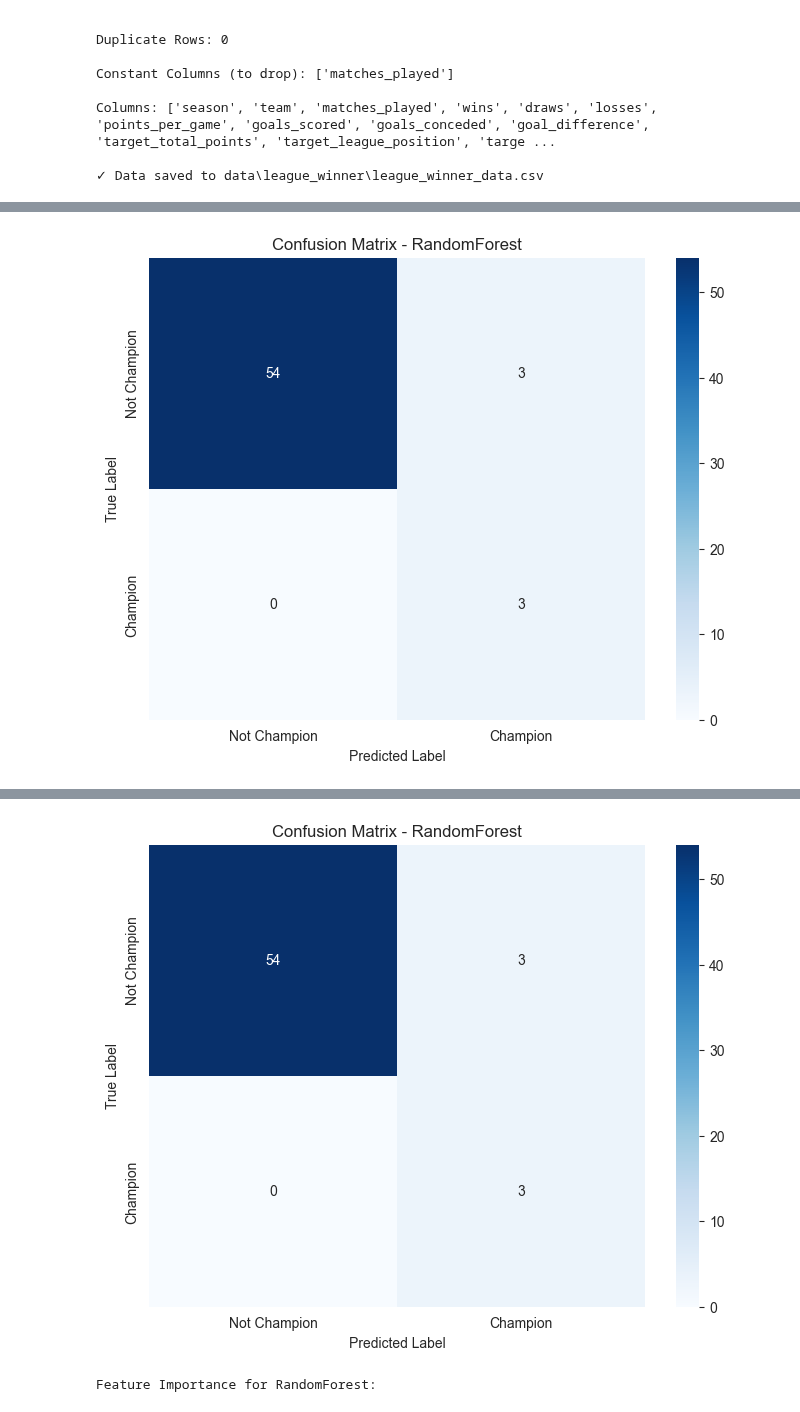
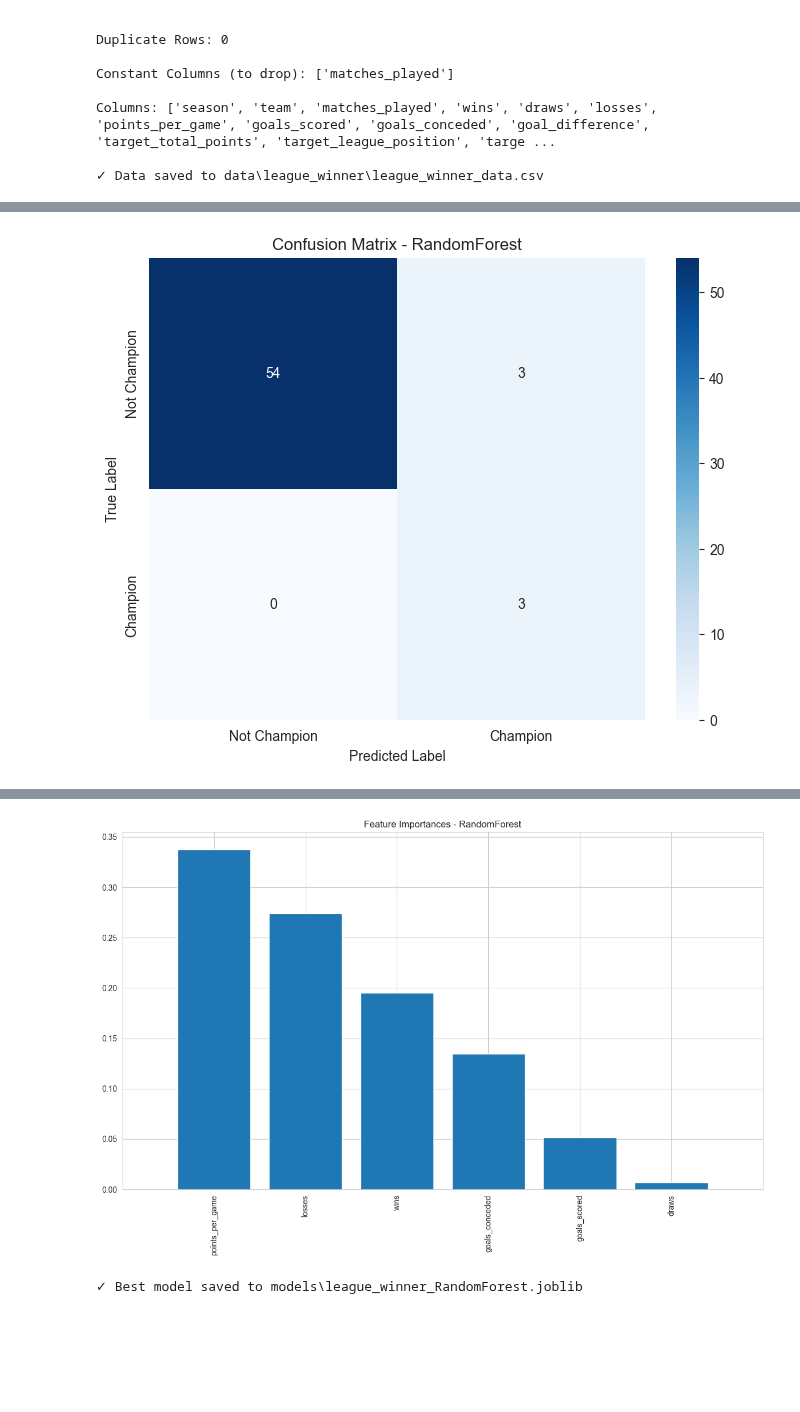
Before and after one commit to springboardmentor345a-create/Projects_2, a Jupyter notebook: notebooks/League_Winner_Pipeline.ipynb, the cells around one changed output, grey strips where cells are left out. Drawn from its saved outputs; the diff is of its cells as text; code cells hidden in the pictures; blank space fills up the shorter version.

Commit message:
Update notebooks with model evaluation improvements, clean up redundant model files, and update reports

```diff
--- a/notebooks/League_Winner_Pipeline.ipynb
+++ b/notebooks/League_Winner_Pipeline.ipynb
@@ -617,25 +582,71 @@ print("="*80)
 
 results = []
 class_names = ['Not Champion', 'Champion']
+best_score = -1
+best_model_name = None
+best_model_instance = None
 
+# 1. Evaluate all models and collect metrics
+from sklearn.metrics import accuracy_score, precision_score, recall_score, f1_score
+import pandas as pd
+import matplotlib.pyplot as plt
+import seaborn as sns
+import joblib
+
+print("Evaluating models...")
 for name, model in best_models.items():
-    print(f"\nEvaluating {name}...")
-    metrics = evaluate_classification_model(model, X_test, y_test, model_name=name, class_names=class_names)
-    results.append(metrics)
+    y_pred = model.predict(X_test)
 
-    # Feature Importance
-    print(f"\nFeature Importance for {name}:")
-    plot_feature_importance(model, X_train.columns, model_name=name)
+    # Calculate metrics
+    acc = accuracy_score(y_test, y_pred)
+    prec = precision_score(y_test, y_pred, average='weighted')
+    rec = recall_score(y_test, y_pred, average='weighted')
+    f1 = f1_score(y_test, y_pred, average='weighted')
 
-    # Save Model
-    model_path = MODELS_DIR / f'league_winner_{name}.joblib'
-    joblib.dump(model, model_path)
-    print(f"✓ Model saved to {model_path}")
+    results.append({
+        'Model': name,
+        'Accuracy': acc,
+        'Precision': prec,
+        'Recall': rec,
+        'F1_Score': f1
+    })
 
-# Comparison Table
+    # Track best model (using F1 Score)
+    if f1 > best_score:
+        best_score = f1
+        best_model_name = name
+        best_model_instance = model
+
+# 2. Detailed Evaluation for the Best Model
+print(f"\n🏆 Best Model: {best_model_name} (F1 Score: {best_score:.4f})")
+print("-" * 40)
+# Call the detailed evaluation function for the best model
+evaluate_classification_model(best_model_instance, X_test, y_test, model_name=best_model_name, class_names=class_names)
+
+# 3. Feature Importance for Best Model
+print(f"\nFeature Importance for {best_model_name}:")
+plot_feature_importance(best_model_instance, X_train.columns, model_name=best_model_name)
+
+# 4. Save Only the Best Model
+model_path = MODELS_DIR / f'league_winner_{best_model_name}.joblib'
+joblib.dump(best_model_instance, model_path)
+print(f"✓ Best model saved to {model_path}")
+
+# 5. Comparison Plot
 results_df = pd.DataFrame(results)
+
+plt.figure(figsize=(12, 6))
+# Melt for bar plot
+results_melted = results_df.melt(id_vars='Model', var_name='Metric', value_name='Score')
+sns.barplot(data=results_melted, x='Model', y='Score', hue='Metric')
+plt.title('Model Performance Comparison')
+plt.ylim(0, 1.05)
+plt.legend(bbox_to_anchor=(1.05, 1), loc='upper left')
+plt.tight_layout()
+plt.show()
+
 print("\n" + "="*80)
-print("MODEL COMPARISON")
+print("MODEL COMPARISON TABLE")
 print("="*80)
 print(results_df.to_string(index=False))
 results_df.to_csv(REPORTS_DIR / 'model_comparison.csv', index=False)
@@ -679,2 +674,2 @@ weighted avg       0.97      0.95      0.96        60
-[figure, old version]
+[figure, new version]
-Feature Importance for RandomForest:
+✓ Best model saved to models\league_winner_RandomForest.joblib
```
Also changed, not shown: parts of 6 cells of this notebook, 32 other files.
